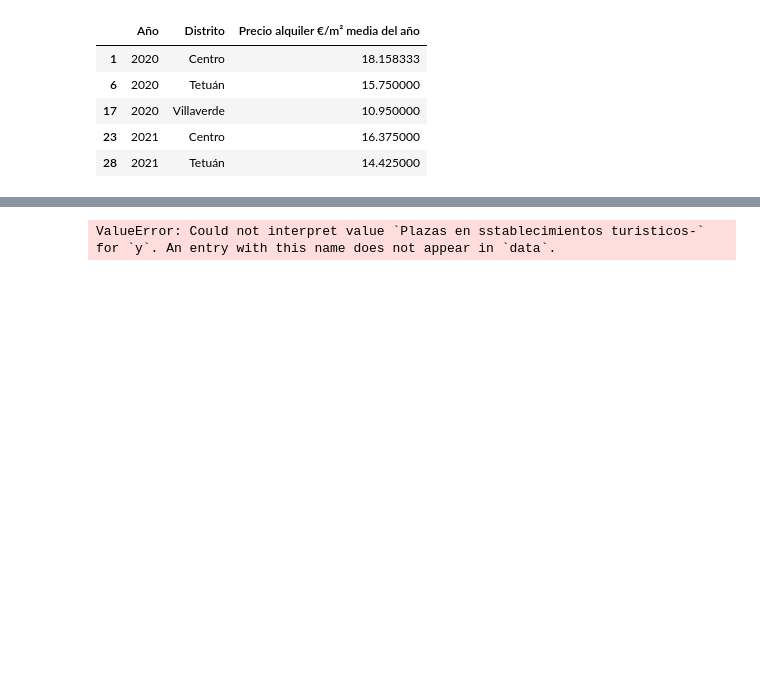
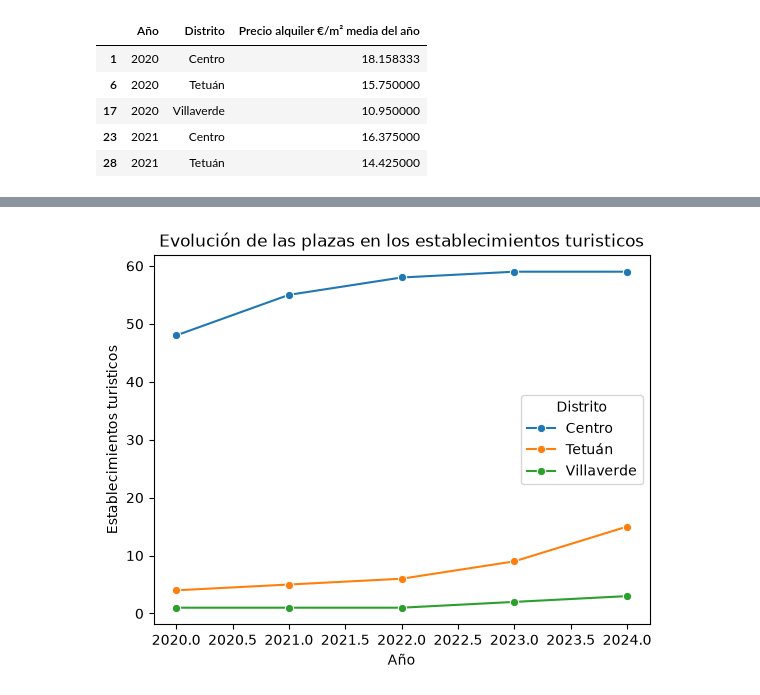
Before and after one commit to dagonz09/Analisis_vivienda_vulnerabilidad_pisos_turisticos_en_distritos_de_Madrid, a Jupyter notebook: src/Codigo/TFM.ipynb, the cells around one changed output, grey strips where cells are left out. Saved outputs shown, nothing was run; the diff lists cells and outputs as text; code cells hidden in the pictures; blank space fills up the shorter version.

```diff
--- a/src/Codigo/TFM.ipynb
+++ b/src/Codigo/TFM.ipynb
@@ -227,16 +237,16 @@ FileNotFoundError: [Errno 2] No such file or directory: 'c:\\Users\\danie\\OneDr
 # %%
 sns.lineplot(
     data=apartamentosTuristicos_df,
     x="Año",
-    y="Plazas en sstablecimientos turisticos-",
+    y="Establecimientos turisticos", #"Plazas en establecimientos turisticos",
     hue="Distrito",
     marker="o"
 )
 
-plt.title("Evolución del IVTA por distrito")
+plt.title("Evolución de las plazas en los establecimientos turísticos")
 plt.show()
 # %% [output]
-ValueError: Could not interpret value `Plazas en sstablecimientos turisticos-` for `y`. An entry with this name does not appear in `data`.
+[figure, added]
 # %%
 sns.lineplot(
     data=precioAlquiler_meses_df,
```
Also changed, not shown: parts of 28 cells of this notebook, 5 other files.
